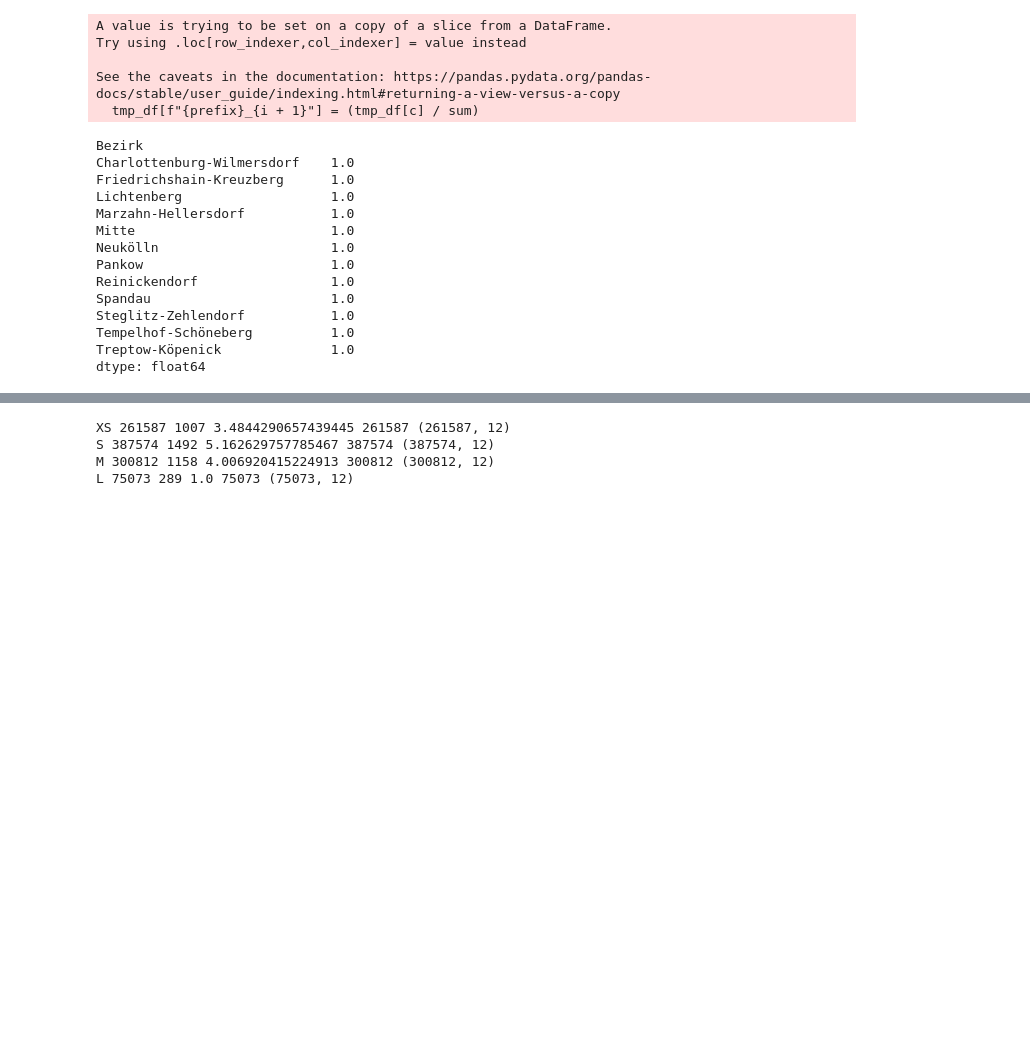
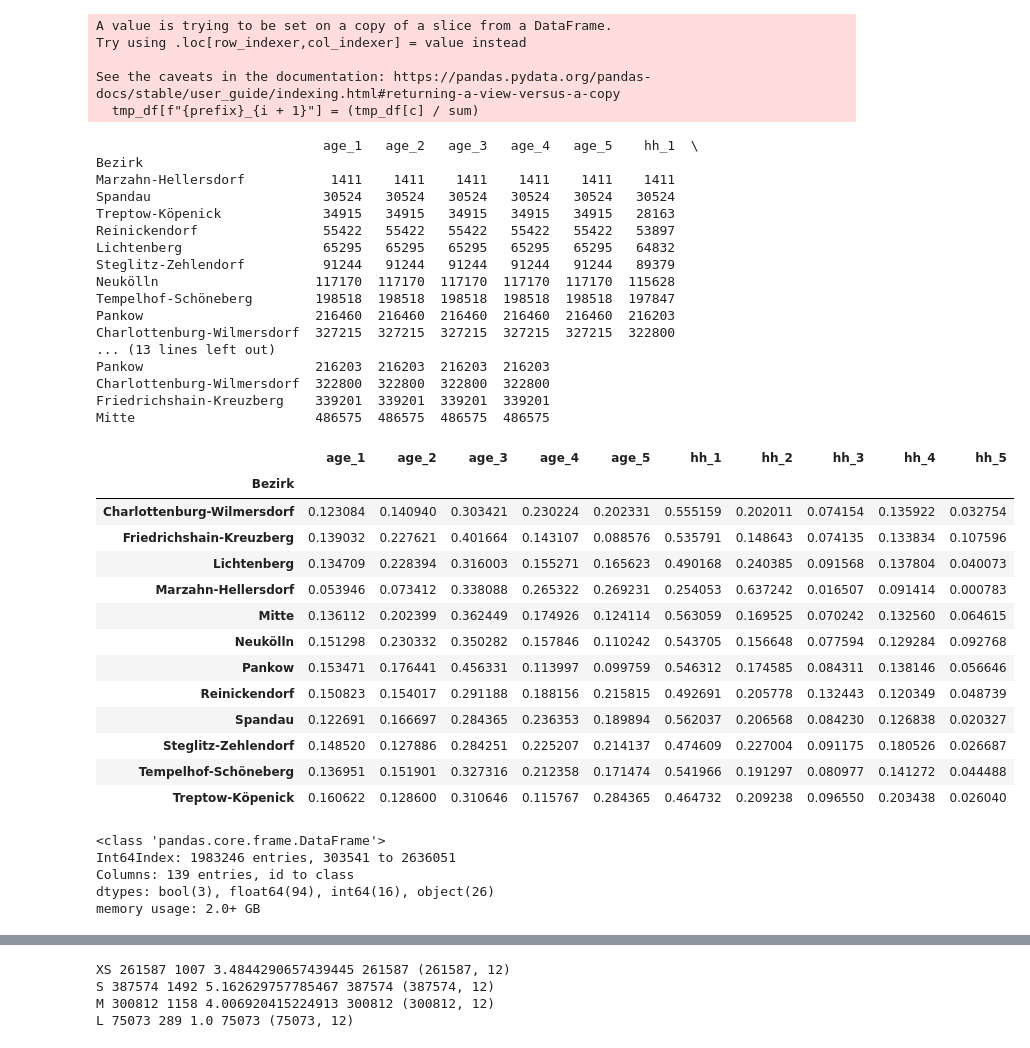
Before and after one commit to lucafanselau/bachelor-seminar-thesis, a Jupyter notebook: src/vehicle-choice-model.ipynb, the cells around one changed output, grey strips where cells are left out. Saved outputs shown, nothing was run; the diff lists cells and outputs as text; code cells hidden in the pictures; blank space fills up the shorter version.

```diff
--- a/src/vehicle-choice-model.ipynb
+++ b/src/vehicle-choice-model.ipynb
@@ -65,6 +65,7 @@ See the caveats in the documentation: https://pandas.pydata.org/pandas-docs/stab
 # %%
 # Also create the bezirks data for the stations in the simulation stage
 bezirk_df = tmp_df.drop([*age_src_columns, *hh_src_columns, "class", "distance"], axis=1)
+print(bezirk_df.groupby("Bezirk").count().sort_values("age_1"))
 bezirk_df = bezirk_df.groupby("Bezirk").mean()
 
 # Aaand normalize columns
@@ -75,20 +76,21 @@ def normalize_columns(columns):
 
 normalize_columns([f"age_{i}" for i in range(1, 6)])
 normalize_columns([f"hh_{i}" for i in range(1, 6)])
-
-# bezirk_df[[f"hh_{i}" for i in range(1, 6)]].sum(axis=1)
 # %% [output]
+                             age_1   age_2   age_3   age_4   age_5    hh_1  \
 Bezirk
-Charlottenburg-Wilmersdorf    1.0
-Friedrichshain-Kreuzberg      1.0
-Lichtenberg                   1.0
-Marzahn-Hellersdorf           1.0
-Mitte                         1.0
-Neukölln                      1.0
-Pankow                        1.0
-Reinickendorf                 1.0
-Spandau                       1.0
-Steglitz-Zehlendorf           1.0
-Tempelhof-Schöneberg          1.0
-Treptow-Köpenick              1.0
-dtype: float64
+Marzahn-Hellersdorf           1411    1411    1411    1411    1411    1411
+Spandau                      30524   30524   30524   30524   30524   30524
+Treptow-Köpenick             34915   34915   34915   34915   34915   28163
+Reinickendorf                55422   55422   55422   55422   55422   53897
+Lichtenberg                  65295   65295   65295   65295   65295   64832
+Steglitz-Zehlendorf          91244   91244   91244   91244   91244   89379
+Neukölln                    117170  117170  117170  117170  117170  115628
+Tempelhof-Schöneberg        198518  198518  198518  198518  198518  197847
+Pankow                      216460  216460  216460  216460  216460  216203
+Charlottenburg-Wilmersdorf  327215  327215  327215  327215  327215  322800
+... (13 lines left out)
+Pankow                      216203  216203  216203  216203
+Charlottenburg-Wilmersdorf  322800  322800  322800  322800
+Friedrichshain-Kreuzberg    339201  339201  339201  339201
+Mitte                       486575  486575  486575  486575
@@ -94,0 +101,25 @@ dtype: float64
+# %%
+bezirk_df
+# %% [output]
+|  | age_1 | age_2 | age_3 | age_4 | age_5 | hh_1 | hh_2 | hh_3 | hh_4 | hh_5 |
+| Bezirk |  |  |  |  |  |  |  |  |  |  |
+| Charlottenburg-Wilmersdorf | 0.123084 | 0.140940 | 0.303421 | 0.230224 | 0.202331 | 0.555159 | 0.202011 | 0.074154 | 0.135922 | 0.032754 |
+| Friedrichshain-Kreuzberg | 0.139032 | 0.227621 | 0.401664 | 0.143107 | 0.088576 | 0.535791 | 0.148643 | 0.074135 | 0.133834 | 0.107596 |
+| Lichtenberg | 0.134709 | 0.228394 | 0.316003 | 0.155271 | 0.165623 | 0.490168 | 0.240385 | 0.091568 | 0.137804 | 0.040073 |
+| Marzahn-Hellersdorf | 0.053946 | 0.073412 | 0.338088 | 0.265322 | 0.269231 | 0.254053 | 0.637242 | 0.016507 | 0.091414 | 0.000783 |
+| Mitte | 0.136112 | 0.202399 | 0.362449 | 0.174926 | 0.124114 | 0.563059 | 0.169525 | 0.070242 | 0.132560 | 0.064615 |
+| Neukölln | 0.151298 | 0.230332 | 0.350282 | 0.157846 | 0.110242 | 0.543705 | 0.156648 | 0.077594 | 0.129284 | 0.092768 |
+| Pankow | 0.153471 | 0.176441 | 0.456331 | 0.113997 | 0.099759 | 0.546312 | 0.174585 | 0.084311 | 0.138146 | 0.056646 |
+| Reinickendorf | 0.150823 | 0.154017 | 0.291188 | 0.188156 | 0.215815 | 0.492691 | 0.205778 | 0.132443 | 0.120349 | 0.048739 |
+| Spandau | 0.122691 | 0.166697 | 0.284365 | 0.236353 | 0.189894 | 0.562037 | 0.206568 | 0.084230 | 0.126838 | 0.020327 |
+| Steglitz-Zehlendorf | 0.148520 | 0.127886 | 0.284251 | 0.225207 | 0.214137 | 0.474609 | 0.227004 | 0.091175 | 0.180526 | 0.026687 |
+| Tempelhof-Schöneberg | 0.136951 | 0.151901 | 0.327316 | 0.212358 | 0.171474 | 0.541966 | 0.191297 | 0.080977 | 0.141272 | 0.044488 |
+| Treptow-Köpenick | 0.160622 | 0.128600 | 0.310646 | 0.115767 | 0.284365 | 0.464732 | 0.209238 | 0.096550 | 0.203438 | 0.026040 |
+# %%
+car_df.info()
+# %% [output]
+<class 'pandas.core.frame.DataFrame'>
+Int64Index: 1983246 entries, 303541 to 2636051
+Columns: 139 entries, id to class
+dtypes: bool(3), float64(94), int64(16), object(26)
+memory usage: 2.0+ GB
```
Also changed, not shown: parts of 7 cells of this notebook, 8 other files.
